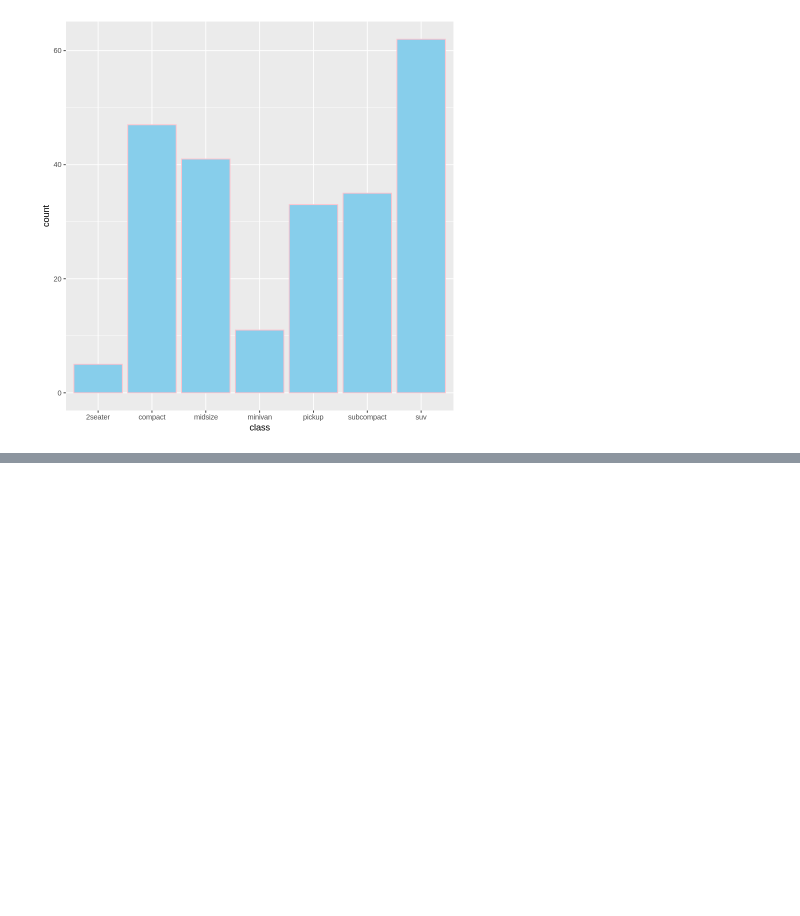
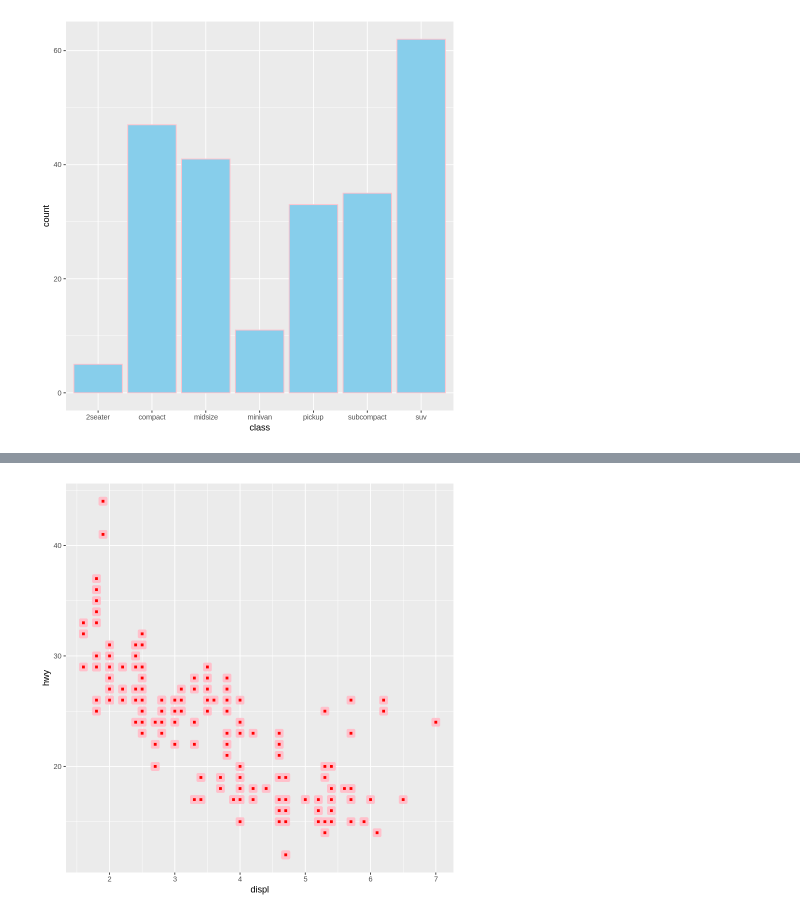
Before and after one commit to ednavivianasegura/ERAP_Curso_R, a Jupyter notebook: ERAP_R_Course_moduloIII.ipynb, the cells around one changed output, grey strips where cells are left out. Cells and saved outputs as stored; diff of their text form; code cells hidden in the pictures; blank space fills up the shorter version.

```diff
--- a/ERAP_R_Course_moduloIII.ipynb
+++ b/ERAP_R_Course_moduloIII.ipynb
@@ -261,0 +265,11 @@ mpg %>%
+# %%
+mpg %>%
+  ggplot(aes(x = displ, y = hwy)) +  # Mapeamos dos variables continuas: x = displ, y = hwy
+   # Añadimos los puntos sin alterar su posición
+    geom_point(shape = 22,               # Forma con relleno y borde
+             fill = "red",               # Relleno blanco
+             color = "pink",             # Borde negro
+             stroke = 2.5,               # Grosor del borde
+             size = 2)                   # Tamaño del punto
+# %% [output]
+[figure, added]
```
Also changed, not shown: parts of 62 cells of this notebook.
